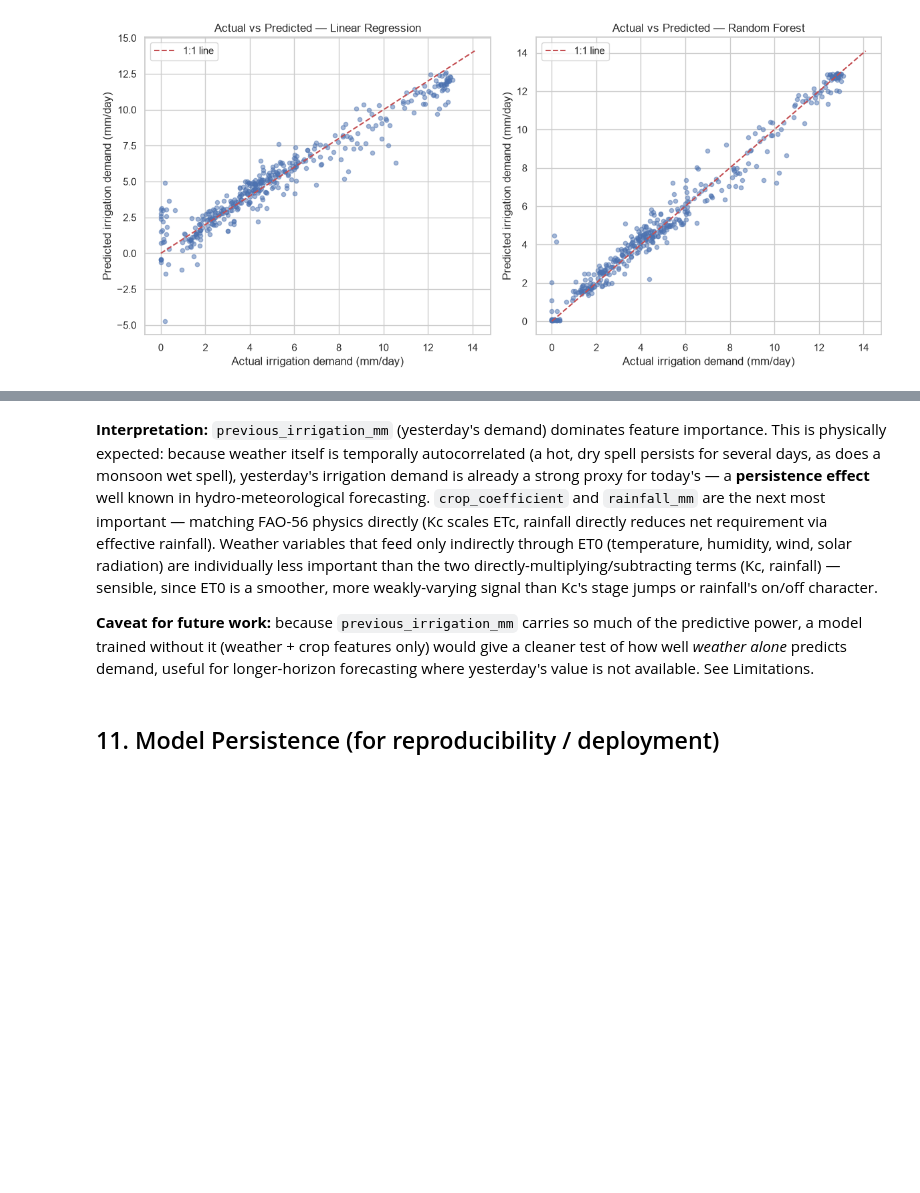
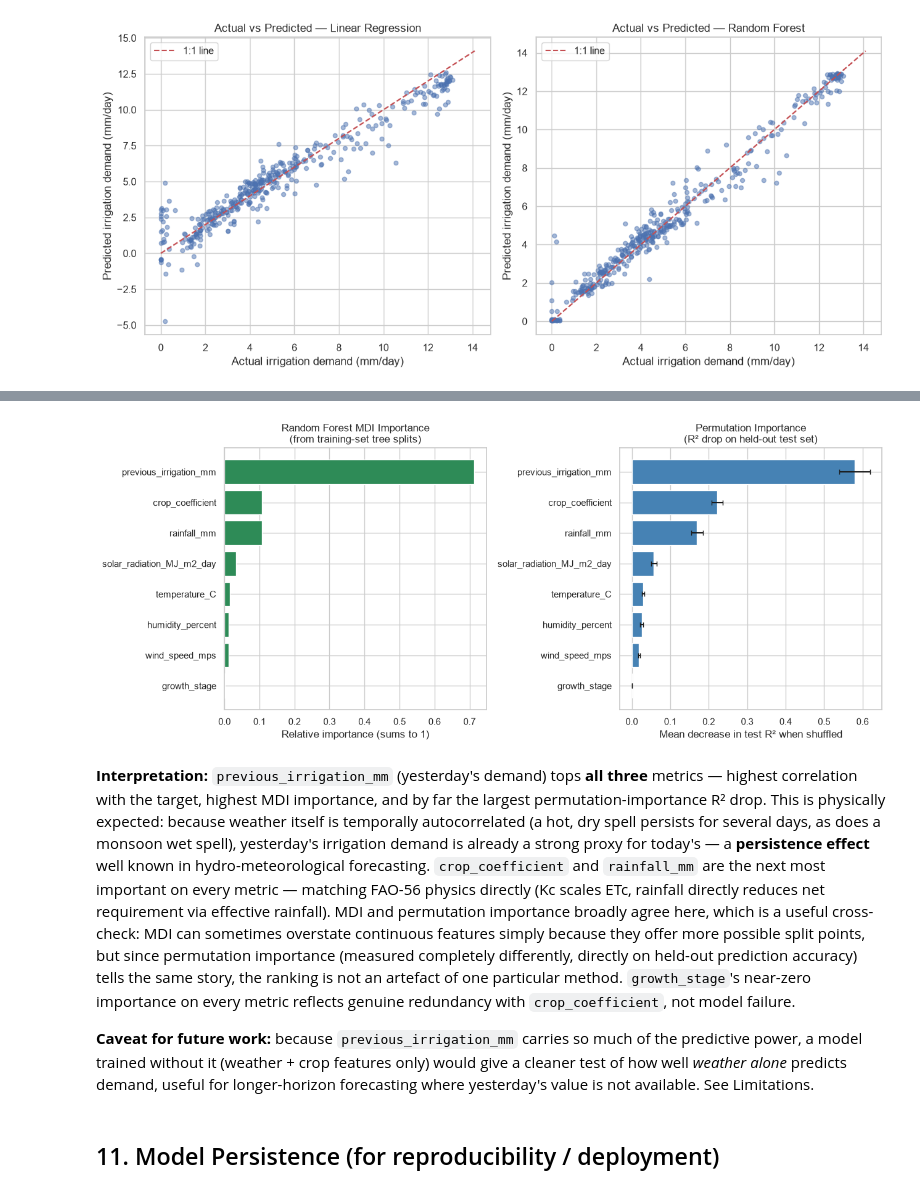
Before and after one commit to Akhil-Nistala/irrigation-ml-demand, a Jupyter notebook: irrigation_ml_project.ipynb, the cells around one changed output, grey strips where cells are left out. Cells and saved outputs as stored; diff of their text form; code cells hidden in the pictures; blank space fills up the shorter version.

```diff
--- a/irrigation_ml_project.ipynb
+++ b/irrigation_ml_project.ipynb
@@ -323,0 +292,21 @@ dtype: float64
+# %%
+correlation = df[FEATURES + [TARGET]].corr()[TARGET].drop(TARGET).sort_values(ascending=False)
+
+rf = models["Random Forest"]
+mdi_importance = pd.Series(rf.feature_importances_, index=FEATURES)
+
+perm_result = permutation_importance(
+    rf, X_test, y_test, n_repeats=30, random_state=RANDOM_STATE, scoring="r2", n_jobs=-1
+)
+perm_importance = pd.Series(perm_result.importances_mean, index=FEATURES)
+perm_importance_std = pd.Series(perm_result.importances_std, index=FEATURES)
+
+importance_summary = pd.DataFrame({
+    "correlation_with_target": correlation,
+    "rf_mdi_importance": mdi_importance,
+    "rf_permutation_importance_mean": perm_importance,
+    "rf_permutation_importance_std": perm_importance_std,
+}).sort_values("rf_permutation_importance_mean", ascending=False)
+
+importance_summary.to_csv("report/feature_importance_summary.csv")
+importance_summary.round(4)
@@ -324,5 +323,24 @@ dtype: float64
+# %%
+order = importance_summary.sort_values("rf_permutation_importance_mean", ascending=True).index
+
+fig, axes = plt.subplots(1, 2, figsize=(13, 5.5))
+
+axes[0].barh(order, mdi_importance.loc[order], color="seagreen")
+axes[0].set_title("Random Forest MDI Importance\n(from training-set tree splits)")
+axes[0].set_xlabel("Relative importance (sums to 1)")
+
+axes[1].barh(order, perm_importance.loc[order], xerr=perm_importance_std.loc[order],
+             color="steelblue", capsize=3)
+axes[1].set_title("Permutation Importance\n(R² drop on held-out test set)")
+axes[1].set_xlabel("Mean decrease in test R² when shuffled")
+
+plt.tight_layout()
+plt.savefig("figures/07_feature_importance_comparison.png", dpi=150)
+plt.show()
+# %% [output]
+[figure, added]
 # %% [markdown]
-**Interpretation:** `previous_irrigation_mm` (yesterday's demand) dominates feature importance. This is physically expected: because weather itself is temporally autocorrelated (a hot, dry spell persists for several days, as does a monsoon wet spell), yesterday's irrigation demand is already a strong proxy for today's — a **persistence effect** well known in hydro-meteorological forecasting. `crop_coefficient` and `rainfall_mm` are the next most important — matching FAO-56 physics directly (Kc scales ETc, rainfall directly reduces net requirement via effective rainfall). Weather variables that feed only indirectly through ET0 (temperature, humidity, wind, solar radiation) are individually less important than the two directly-multiplying/subtracting terms (Kc, rainfall) — sensible, since ET0 is a smoother, more weakly-varying signal than Kc's stage jumps or rainfall's on/off character.
+**Interpretation:** `previous_irrigation_mm` (yesterday's demand) tops **all three** metrics — highest correlation with the target, highest MDI importance, and by far the largest permutation-importance R² drop. This is physically expected: because weather itself is temporally autocorrelated (a hot, dry spell persists for several days, as does a monsoon wet spell), yesterday's irrigation demand is already a strong proxy for today's — a **persistence effect** well known in hydro-meteorological forecasting. `crop_coefficient` and `rainfall_mm` are the next most important on every metric — matching FAO-56 physics directly (Kc scales ETc, rainfall directly reduces net requirement via effective rainfall). MDI and permutation importance broadly agree here, which is a useful cross-check: MDI can sometimes overstate continuous features simply because they offer more possible split points, but since permutation importance (measured completely differently, directly on held-out prediction accuracy) tells the same story, the ranking is not an artefact of one particular method. `growth_stage`'s near-zero importance on every metric reflects genuine redundancy with `crop_coefficient`, not model failure.
 
 **Caveat for future work:** because `previous_irrigation_mm` carries so much of the predictive power, a model trained without it (weather + crop features only) would give a cleaner test of how well *weather alone* predicts demand, useful for longer-horizon forecasting where yesterday's value is not available. See Limitations.
 # %% [markdown]
```
Also changed, not shown: parts of 14 cells of this notebook, 15 other files.
